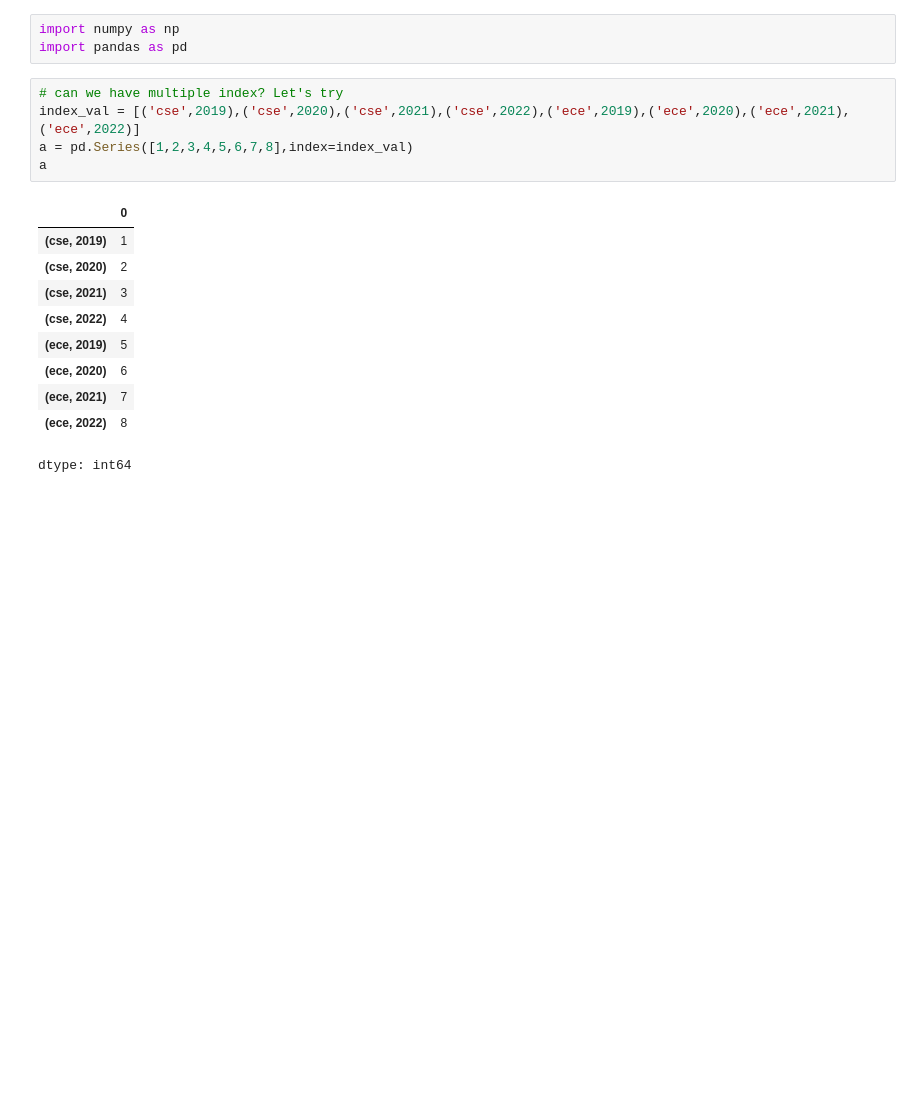
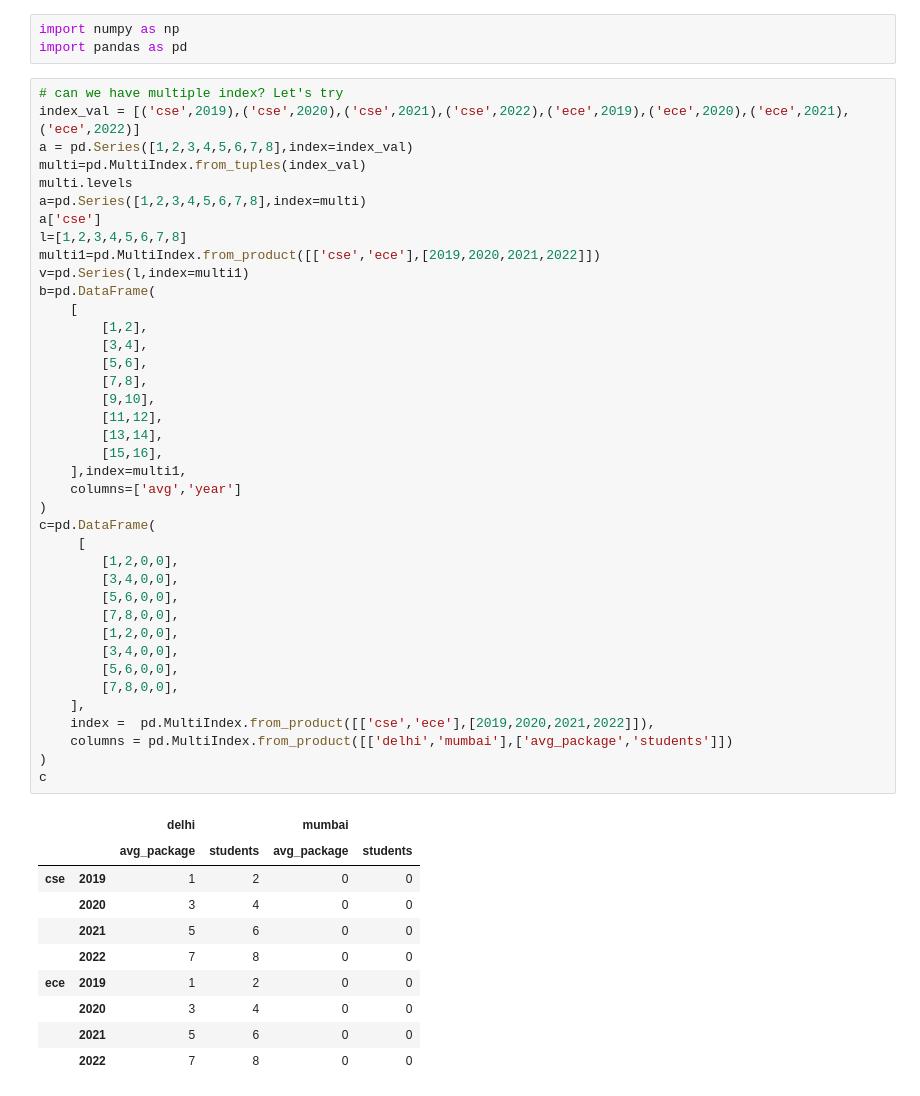
Before and after one commit to priyansh-commits/practice, a Jupyter notebook: Untitled2.ipynb, the cells around one changed output. Drawn from its saved outputs; the diff is of its cells as text; blank space fills up the shorter version.

```diff
--- a/Untitled2.ipynb
+++ b/Untitled2.ipynb
@@ -1113,19 +1113,53 @@ pk.groupby(['season','batsman'])['batsman_runs'].sum().reset_index().sort_values
 # %%
 import numpy as np
 import pandas as pd
-# %%
-# can we have multiple index? Let's try
-index_val = [('cse',2019),('cse',2020),('cse',2021),('cse',2022),('ece',2019),('ece',2020),('ece',2021),('ece',2022)]
-a = pd.Series([1,2,3,4,5,6,7,8],index=index_val)
-a
-# %% [output]
-|  | 0 |
-| (cse, 2019) | 1 |
-| (cse, 2020) | 2 |
-| (cse, 2021) | 3 |
-| (cse, 2022) | 4 |
-| (ece, 2019) | 5 |
-| (ece, 2020) | 6 |
-| (ece, 2021) | 7 |
-| (ece, 2022) | 8 |
-dtype: int64
+# %%
+# can we have multiple index? Let's try
+index_val = [('cse',2019),('cse',2020),('cse',2021),('cse',2022),('ece',2019),('ece',2020),('ece',2021),('ece',2022)]
+a = pd.Series([1,2,3,4,5,6,7,8],index=index_val)
+multi=pd.MultiIndex.from_tuples(index_val)
+multi.levels
+a=pd.Series([1,2,3,4,5,6,7,8],index=multi)
+a['cse']
+l=[1,2,3,4,5,6,7,8]
+multi1=pd.MultiIndex.from_product([['cse','ece'],[2019,2020,2021,2022]])
+v=pd.Series(l,index=multi1)
+b=pd.DataFrame(
+    [
+        [1,2],
+        [3,4],
+        [5,6],
+        [7,8],
+        [9,10],
+        [11,12],
+        [13,14],
+        [15,16],
+    ],index=multi1,
+    columns=['avg','year']
+)
+c=pd.DataFrame(
+     [
+        [1,2,0,0],
+        [3,4,0,0],
+        [5,6,0,0],
+        [7,8,0,0],
+        [1,2,0,0],
+        [3,4,0,0],
+        [5,6,0,0],
+        [7,8,0,0],
+    ],
+    index =  pd.MultiIndex.from_product([['cse','ece'],[2019,2020,2021,2022]]),
+    columns = pd.MultiIndex.from_product([['delhi','mumbai'],['avg_package','students']])
+)
+c
+# %% [output]
+|  |  | delhi |  | mumbai |  |
+|  |  | avg_package | students | avg_package | students |
+| cse | 2019 | 1 | 2 | 0 | 0 |
+|  | 2020 | 3 | 4 | 0 | 0 |
+|  | 2021 | 5 | 6 | 0 | 0 |
+|  | 2022 | 7 | 8 | 0 | 0 |
+| ece | 2019 | 1 | 2 | 0 | 0 |
+|  | 2020 | 3 | 4 | 0 | 0 |
+|  | 2021 | 5 | 6 | 0 | 0 |
+|  | 2022 | 7 | 8 | 0 | 0 |
```
Also changed, not shown: parts of 2 cells of this notebook.
